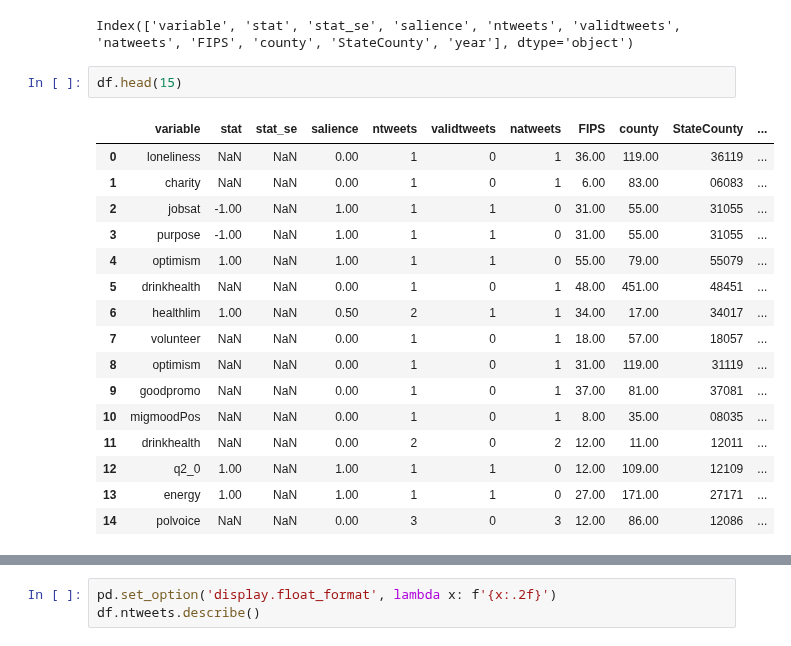
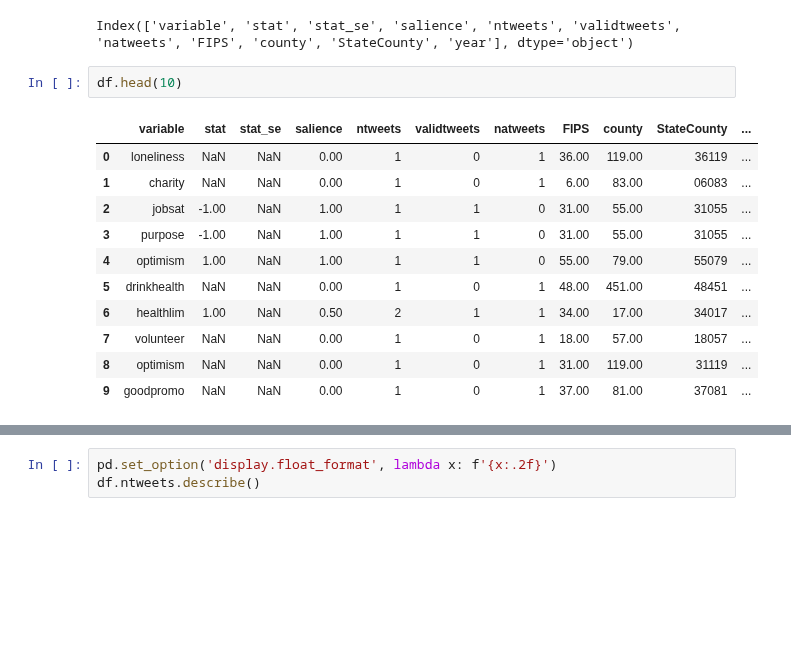
Before and after one commit to theaok/hfgi, a Jupyter notebook: hfgi.ipynb, the cells around one changed output, grey strips where cells are left out. Cells and saved outputs as stored; diff of their text form; blank space fills up the shorter version.

```diff
--- a/hfgi.ipynb
+++ b/hfgi.ipynb
@@ -125,21 +119,16 @@ df.columns
 # %% [output]
 Index(['variable', 'stat', 'stat_se', 'salience', 'ntweets', 'validtweets', 'natweets', 'FIPS', 'county', 'StateCounty', 'year'], dtype='object')
 # %%
-df.head(15)
+df.head(10)
 # %% [output]
 |  | variable | stat | stat_se | salience | ntweets | validtweets | natweets | FIPS | county | StateCounty | ... |
 | 0 | loneliness | NaN | NaN | 0.00 | 1 | 0 | 1 | 36.00 | 119.00 | 36119 | ... |
 | 1 | charity | NaN | NaN | 0.00 | 1 | 0 | 1 | 6.00 | 83.00 | 06083 | ... |
 | 2 | jobsat | -1.00 | NaN | 1.00 | 1 | 1 | 0 | 31.00 | 55.00 | 31055 | ... |
 | 3 | purpose | -1.00 | NaN | 1.00 | 1 | 1 | 0 | 31.00 | 55.00 | 31055 | ... |
 | 4 | optimism | 1.00 | NaN | 1.00 | 1 | 1 | 0 | 55.00 | 79.00 | 55079 | ... |
 | 5 | drinkhealth | NaN | NaN | 0.00 | 1 | 0 | 1 | 48.00 | 451.00 | 48451 | ... |
 | 6 | healthlim | 1.00 | NaN | 0.50 | 2 | 1 | 1 | 34.00 | 17.00 | 34017 | ... |
 | 7 | volunteer | NaN | NaN | 0.00 | 1 | 0 | 1 | 18.00 | 57.00 | 18057 | ... |
 | 8 | optimism | NaN | NaN | 0.00 | 1 | 0 | 1 | 31.00 | 119.00 | 31119 | ... |
 | 9 | goodpromo | NaN | NaN | 0.00 | 1 | 0 | 1 | 37.00 | 81.00 | 37081 | ... |
-| 10 | migmoodPos | NaN | NaN | 0.00 | 1 | 0 | 1 | 8.00 | 35.00 | 08035 | ... |
-| 11 | drinkhealth | NaN | NaN | 0.00 | 2 | 0 | 2 | 12.00 | 11.00 | 12011 | ... |
-| 12 | q2_0 | 1.00 | NaN | 1.00 | 1 | 1 | 0 | 12.00 | 109.00 | 12109 | ... |
-| 13 | energy | 1.00 | NaN | 1.00 | 1 | 1 | 0 | 27.00 | 171.00 | 27171 | ... |
-| 14 | polvoice | NaN | NaN | 0.00 | 3 | 0 | 3 | 12.00 | 86.00 | 12086 | ... |
```
Also changed, not shown: parts of 11 cells of this notebook.
